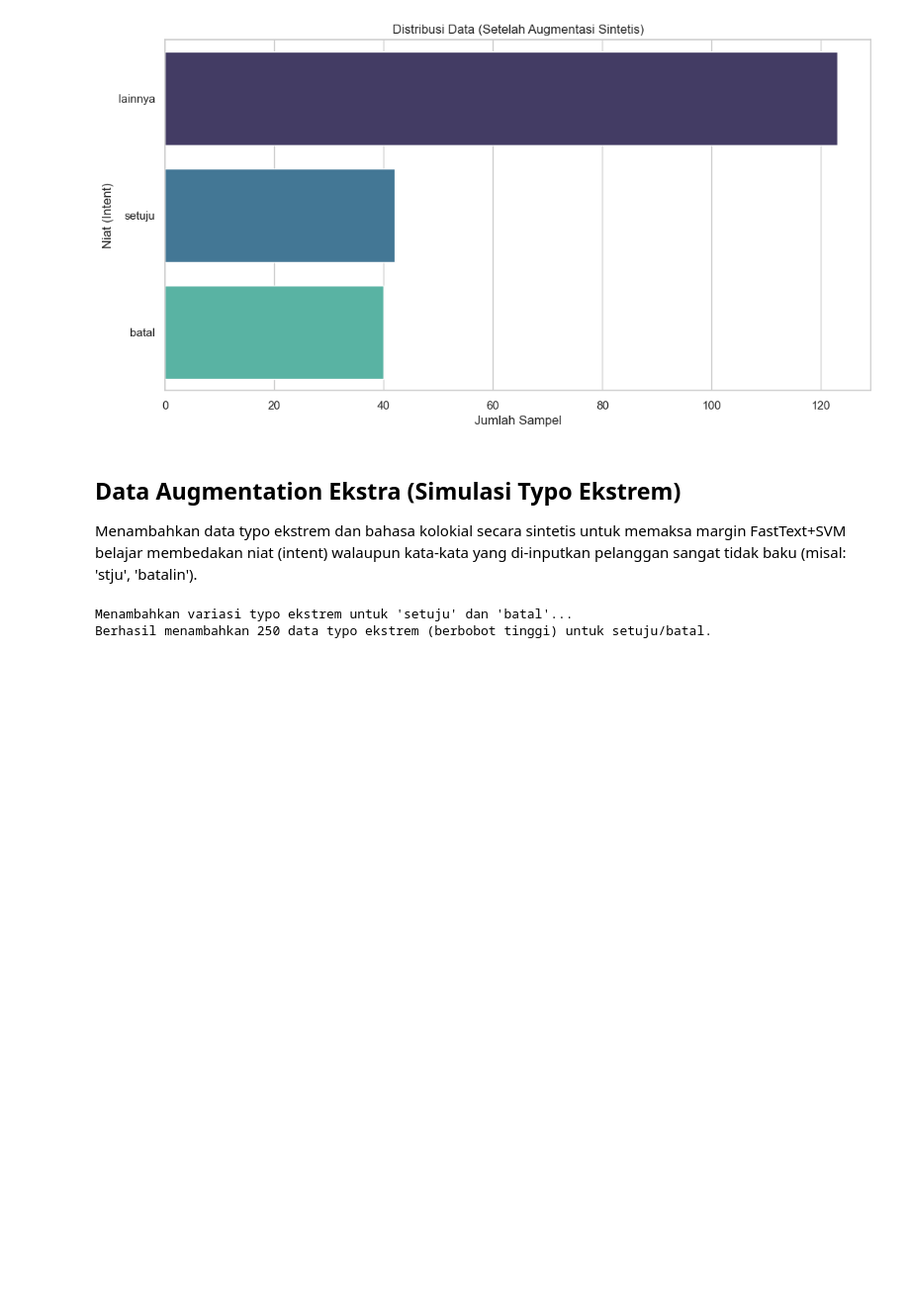
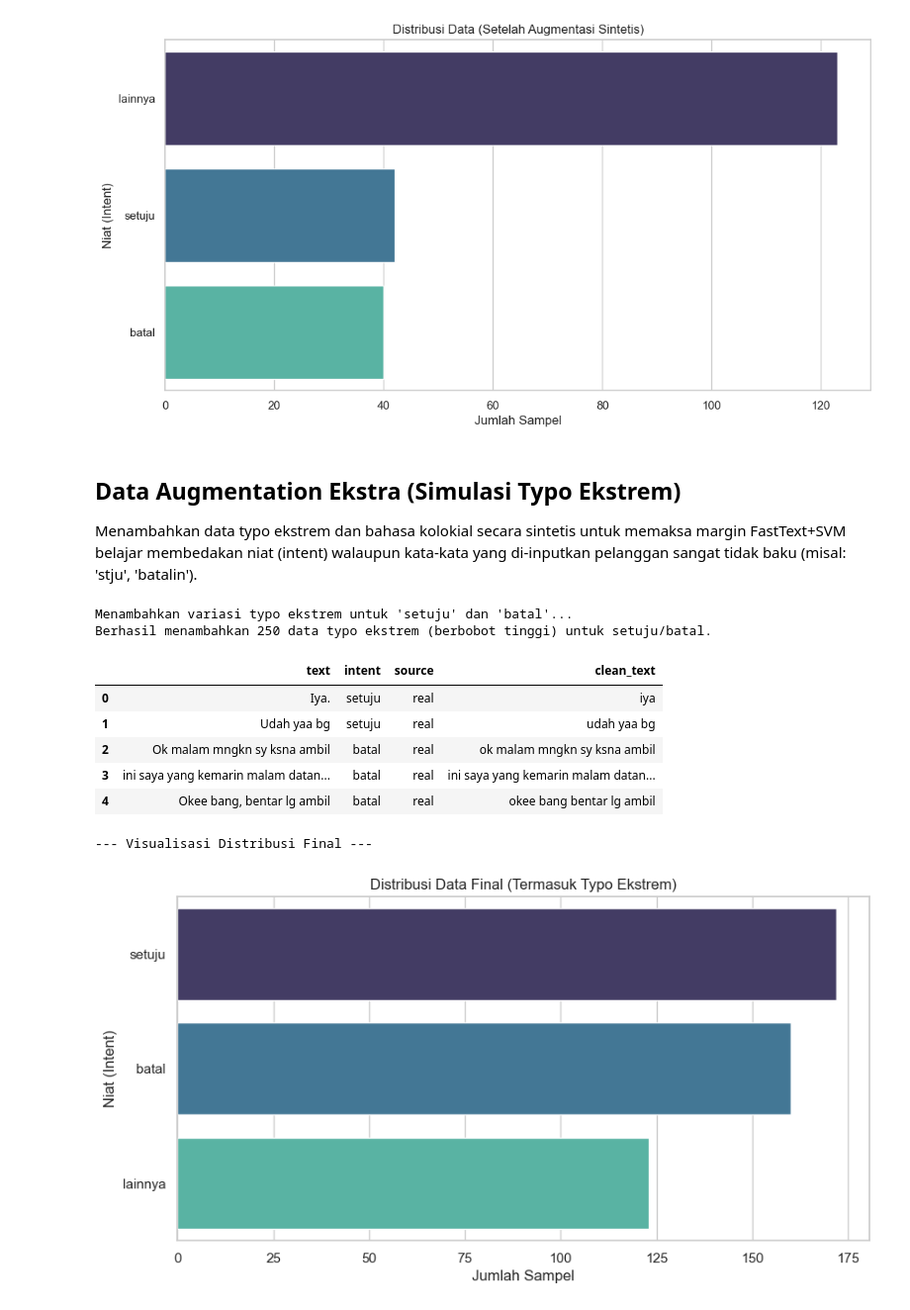
Before and after one commit to penoFahmi/anugerah-service-nlp, a Jupyter notebook: 1_Data_Preprocessing.ipynb, the cells around one changed output. Shown at 99% size. Drawn from its saved outputs; the diff is of its cells as text; code cells hidden in the pictures; blank space fills up the shorter version.

```diff
--- a/1_Data_Preprocessing.ipynb
+++ b/1_Data_Preprocessing.ipynb
@@ -236,30 +230,47 @@ typo_data = []
 setuju_typos = ['stju', 'stuju', 'setju', 'stuju bg', 'stju bang', 'stju ya', 'ok', 'oke', 'ok bg', 'okelah', 'oke kerjain aja', 'oke kerjain aja bg', 'oke bg', 'ok ya', 'lanjut', 'lanjut bg', 'lnjt', 'lanjutkan', 'gass', 'gas bg', 'y', 'y bg', 'ya bg', 'y sdah', 'yowes', 'ok gas']
 for t in setuju_typos:
     typo_data.append({"text": t, "intent": "setuju", "source": "synthetic_typo"})
 
 batal_typos = ['btl', 'btl bg', 'batalin', 'batalin aja', 'batalin aja bg', 'batalin bg', 'ga jadi', 'gajadi', 'gak jadi', 'gk jd', 'gk jdi', 'gk jd bg', 'ga jd bg', 'cancel', 'cncl', 'cencel', 'cancel aja', 'cncl bg', 'cencel bg', 'kemahalan', 'mahal', 'gak usah', 'gk ush', 'g usah']
 for t in batal_typos:
     typo_data.append({"text": t, "intent": "batal", "source": "synthetic_typo"})
 
 # Duplicate them to give them high weight in SVM (5x duplication)
 typo_data = typo_data * 5
 
 df_typo = pd.DataFrame(typo_data)
 df_final = pd.concat([df_final, df_typo], ignore_index=True)
 
 import re
 def clean_text(text):
     if not isinstance(text, str):
         return ""
     text = text.lower()
     text = re.sub(r'[^\w\s]', '', text)
     return text.strip()
 
 df_final['clean_text'] = df_final['text'].apply(clean_text)
 df_final = df_final[df_final['clean_text'].str.strip() != '']
 
 df_final.to_csv('dataset_labeled.csv', index=False)
 print(f"Berhasil menambahkan {len(df_typo)} data typo ekstrem (berbobot tinggi) untuk setuju/batal.")
+display(df_final.head())
+print("\n--- Visualisasi Distribusi Final ---")
+dist_final = df_final['intent'].value_counts()
+plt.figure(figsize=(10, 5))
+sns.barplot(x=dist_final.values, y=dist_final.index, hue=dist_final.index, palette="mako", legend=False)
+plt.title("Distribusi Data Final (Termasuk Typo Ekstrem)")
+plt.xlabel("Jumlah Sampel")
+plt.ylabel("Niat (Intent)")
+plt.show()
 # %% [output]
 Menambahkan variasi typo ekstrem untuk 'setuju' dan 'batal'...
 Berhasil menambahkan 250 data typo ekstrem (berbobot tinggi) untuk setuju/batal.
+|  | text | intent | source | clean_text |
+| 0 | Iya. | setuju | real | iya |
+| 1 | Udah yaa bg | setuju | real | udah yaa bg |
+| 2 | Ok malam mngkn sy ksna ambil | batal | real | ok malam mngkn sy ksna ambil |
+| 3 | ini saya yang kemarin malam datan... | batal | real | ini saya yang kemarin malam datan... |
+| 4 | Okee bang, bentar lg ambil | batal | real | okee bang bentar lg ambil |
+--- Visualisasi Distribusi Final ---
+[figure, added]
```
Also changed, not shown: parts of 2 cells of this notebook, 2 other files.
